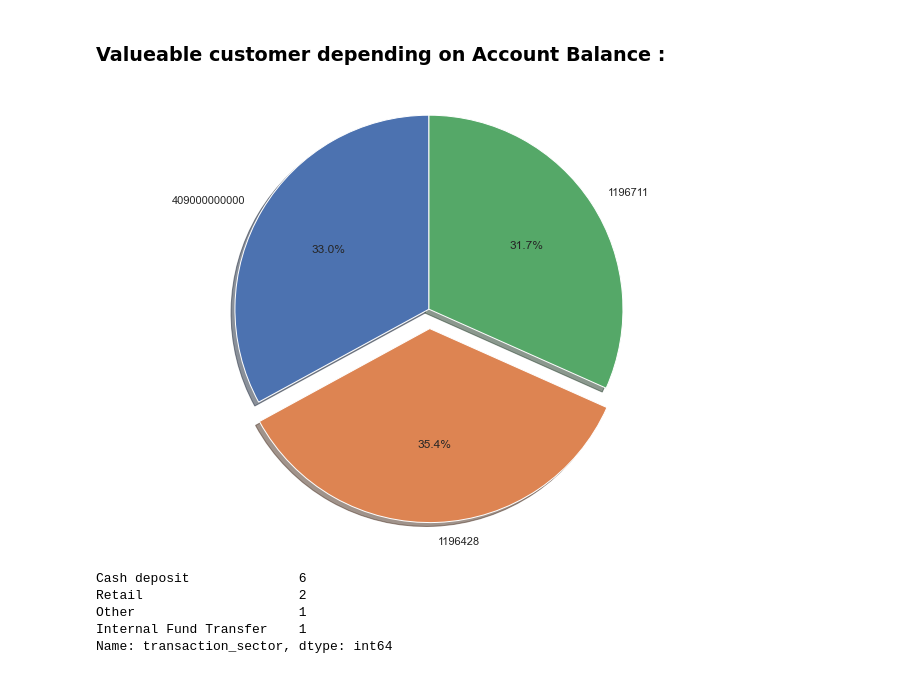
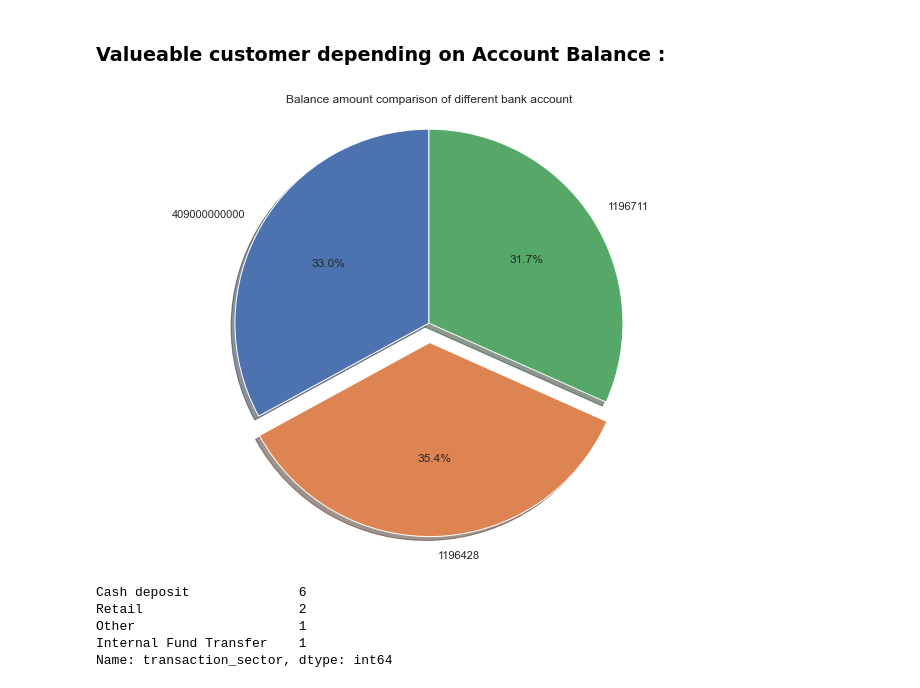
Before and after one commit to akashyanpure/Bank-Transactions-EDA, a Jupyter notebook: Akash_yanpure_Interview_task.ipynb, the cells around one changed output. Drawn from its saved outputs; the diff is of its cells as text; code cells hidden in the pictures.

```diff
--- a/Akash_yanpure_Interview_task.ipynb
+++ b/Akash_yanpure_Interview_task.ipynb
@@ -410,21 +410,21 @@ array([409000000000,      1196428,      1196711], dtype=int64)
 # %%
 
 # Pie chart, where the slices will be ordered and plotted counter-clockwise:
 labels = dataset3_df['account_no'].unique()
 ac1 = dataset3_df['balance_amt'].where(dataset3_df['account_no'] == 409000000000).sum()
 ac2 = dataset3_df['balance_amt'].where(dataset3_df['account_no'] == 1196428).sum()
 ac3 = dataset3_df['balance_amt'].where(dataset3_df['account_no'] == 1196711).sum()
 sizes = [ac1,ac2,ac3]
 explode = (0, 0.1, 0)  # only "explode" the 2nd slice (i.e. 'Hogs')
 
 fig1, ax1 = plt.subplots()
 ax1.pie(sizes, explode=explode, labels=labels, autopct='%1.1f%%',
         shadow=True, startangle=90)
 ax1.axis('equal')  # Equal aspect ratio ensures that pie is drawn as a circle.
-
+plt.title('Balance amount comparison of different bank account')
 plt.show()
 # %% [output]
-[figure, old version]
+[figure, new version]
 # %%
 dataset3_df['transaction_sector'].value_counts()
 # %% [output]
```
Also changed, not shown: parts of 2 cells of this notebook.
